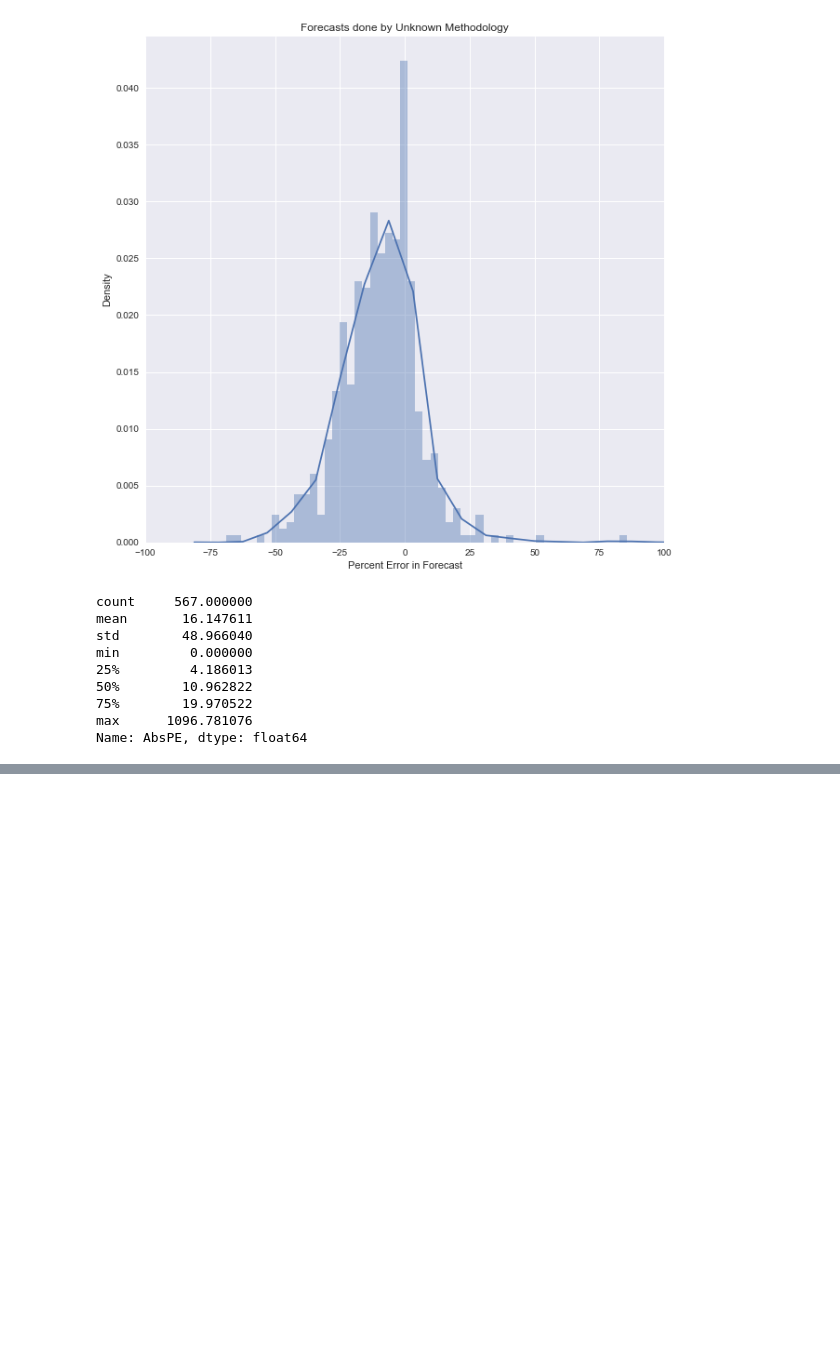
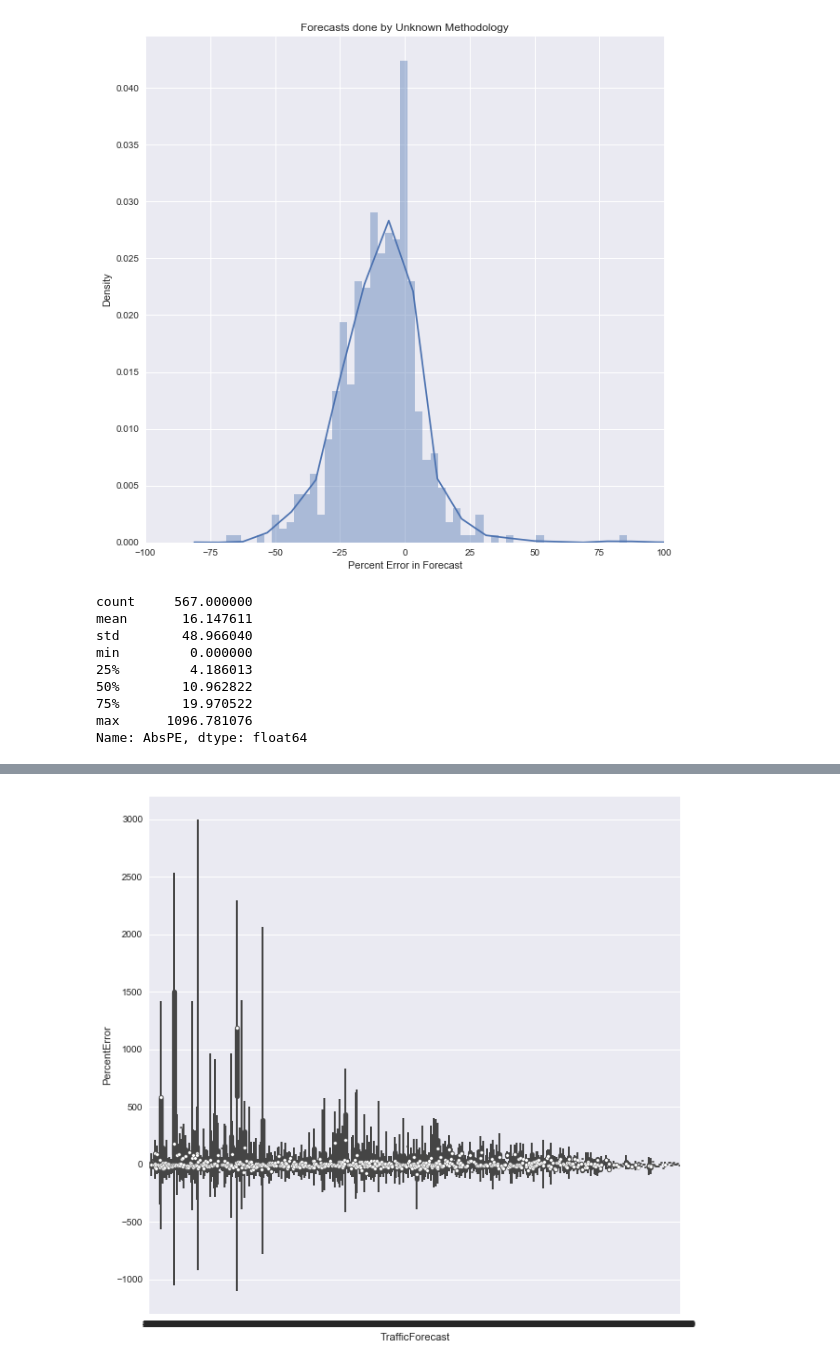
Before and after one commit to jawadmhoque/accuracy-assessment, a Jupyter notebook: Accuracy Algorithm.ipynb, the cells around one changed output, grey strips where cells are left out. Drawn from its saved outputs; the diff is of its cells as text; code cells hidden in the pictures; blank space fills up the shorter version.

```diff
--- a/Accuracy Algorithm.ipynb
+++ b/Accuracy Algorithm.ipynb
@@ -963,0 +1045,7 @@ Name: AbsPE, dtype: float64
+# %%
+ax=sns.violinplot(x=new['TrafficForecast'], y=new['PercentError'])
+ax.figure.set_size_inches(10,10)
+#ax.set_xlim(5000,100000)
+#ax.set_ylim(-200,500)
+# %% [output]
+[figure, added]
```
Also changed, not shown: parts of 24 cells of this notebook, 4 other files.
